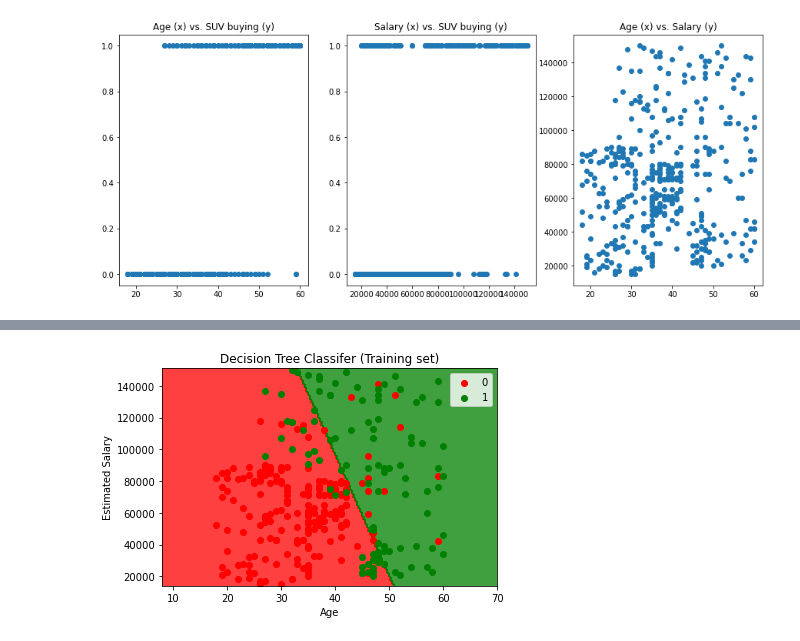
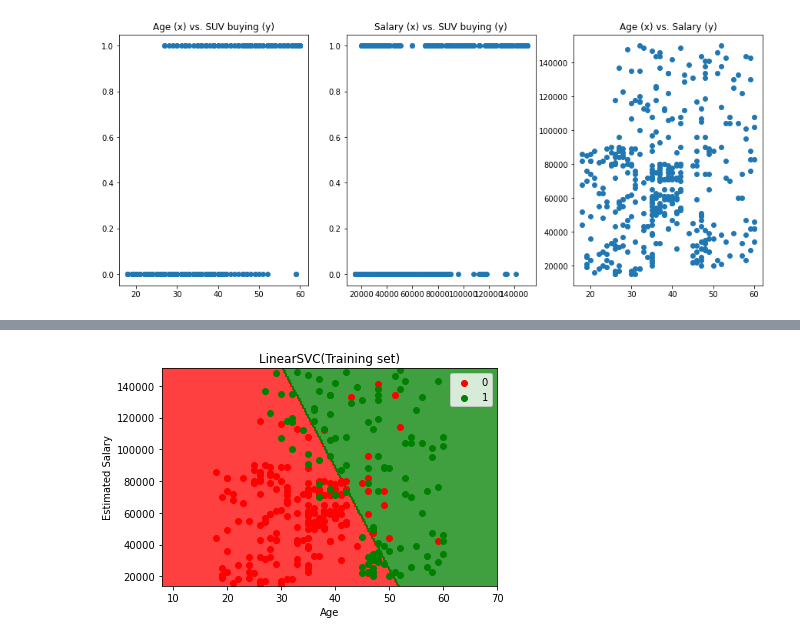
Before and after one commit to MattRHall/Classification-ML-Approaches, a Jupyter notebook: 2_Kernel_SVC.ipynb, the cells around one changed output, grey strips where cells are left out. Drawn from its saved outputs; the diff is of its cells as text; code cells hidden in the pictures.

```diff
--- a/2_Kernel_SVC.ipynb
+++ b/2_Kernel_SVC.ipynb
@@ -51,22 +51,22 @@ accuracy_score(y_test,predictions)
 # %%
 from matplotlib.colors import ListedColormap
 X_set = X_train
 y_set = y_train
 X1, X2 = np.meshgrid(np.linspace(start = X_set[:, 0].min() - 10, stop = X_set[:, 0].max() + 10, num=200),
                      np.linspace(start = X_set[:, 1].min() - 1000, stop = X_set[:, 1].max() + 1000, num=200))
 plt.contourf(X1, X2, model.predict((np.array([X1.ravel(), X2.ravel()]).T)).reshape(X1.shape),
              alpha = 0.75, cmap = ListedColormap(('red', 'green')))
 plt.xlim(X1.min(), X1.max())
 plt.ylim(X2.min(), X2.max())
 for i, j in enumerate(np.unique(y_set)):
     plt.scatter(X_set[y_set == j, 0], X_set[y_set == j, 1], color = ListedColormap(('red', 'green'))(i), label = j)
-plt.title('Decision Tree Classifer (Training set)')
+plt.title('LinearSVC(Training set)')
 plt.xlabel('Age')
 plt.ylabel('Estimated Salary')
 plt.legend()
 plt.show()
 # %% [output]
-[figure, old version]
+[figure, new version]
 # %% [markdown]
 ## KernelSVC
 If a dataset does not demonstrate a linear relationship, we can map this data to a higher dimension feature space, and then apply LinearSVC in that feature space. The idea is that after transforming our dataset to a higher dimension, the classes might not be linearly separable. It is easier to demonstrate this visually. As shown below data points which are inseparable in a lower dimension become separable in a higher dimension. This can be very computationally expensive (mapping data up and down dimensions). However, Kernels can provide a nice shortcut... they allows us to calculate the LinearSVC in a higher dimension without actually transforming the data.
```
Also changed, not shown: parts of 5 cells of this notebook, 1 other file.
